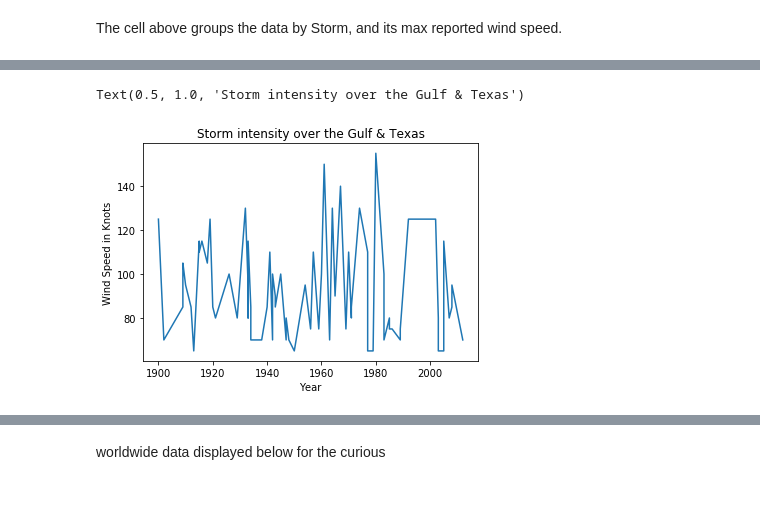
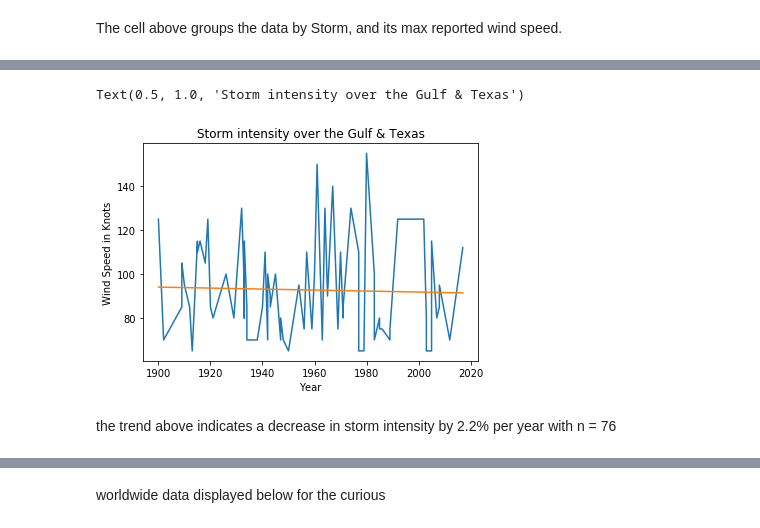
Before and after one commit to zuhbeer/Capstone, a Jupyter notebook: data playground.ipynb, the cells around one changed output, grey strips where cells are left out. Cells and saved outputs as stored; diff of their text form; code cells hidden in the pictures; blank space fills up the shorter version.

```diff
--- a/data playground.ipynb
+++ b/data playground.ipynb
@@ -113,11 +111,17 @@ stormsGulf1.shape
 # %%
-plt.plot(stormsGulf1['Season'],stormsGulf1['Wind(WMO)'],)
+x = stormsGulf1['Season']
+y = stormsGulf1['Wind(WMO)']
+b, m = polyfit(x,y,1)
+plt.plot(x,y)
+plt.plot(x, b + m * x, '-')
 plt.ylabel('Wind Speed in Knots')
 plt.xlabel('Year')
 plt.title('Storm intensity over the Gulf & Texas')
 # %% [output]
 Text(0.5, 1.0, 'Storm intensity over the Gulf & Texas')
-[figure, old version]
+[figure, new version]
+# %% [markdown]
+the trend above indicates a decrease in storm intensity by 2.2% per year with n = 76
 # %%
 stormsGulf1['Season'].hist(bins=75)
 plt.ylabel('Storms')
```
Also changed, not shown: parts of 12 cells of this notebook, 1 other file.
